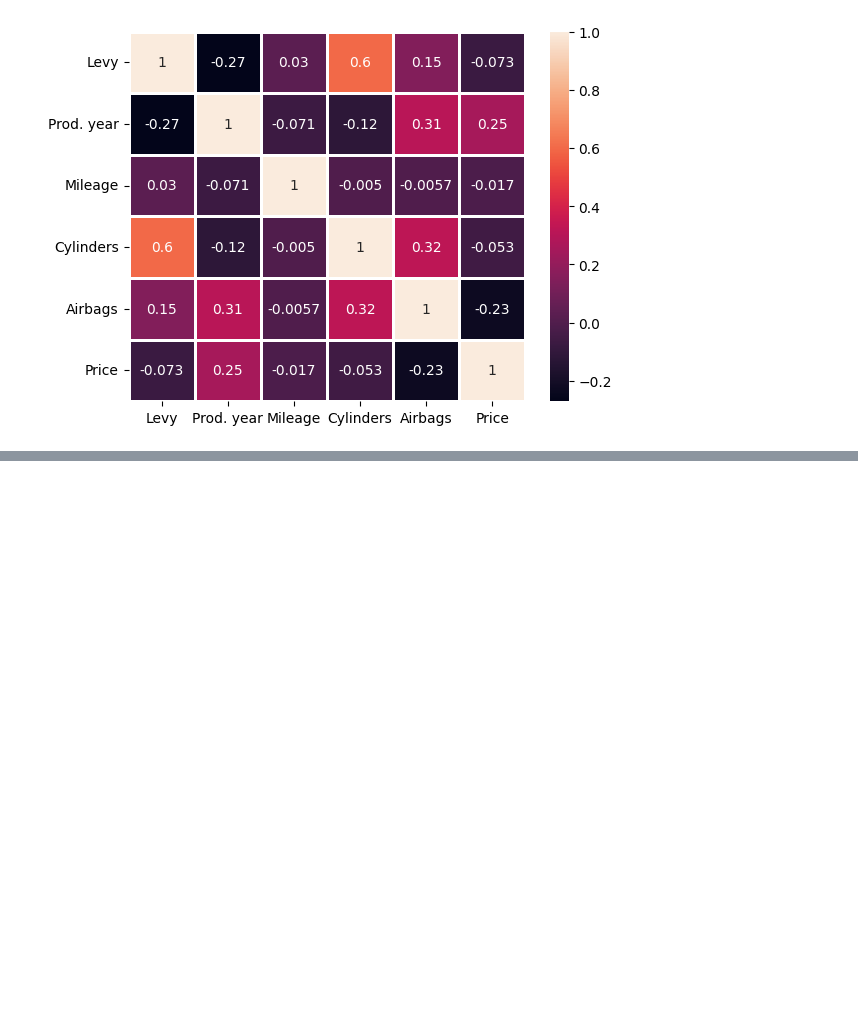
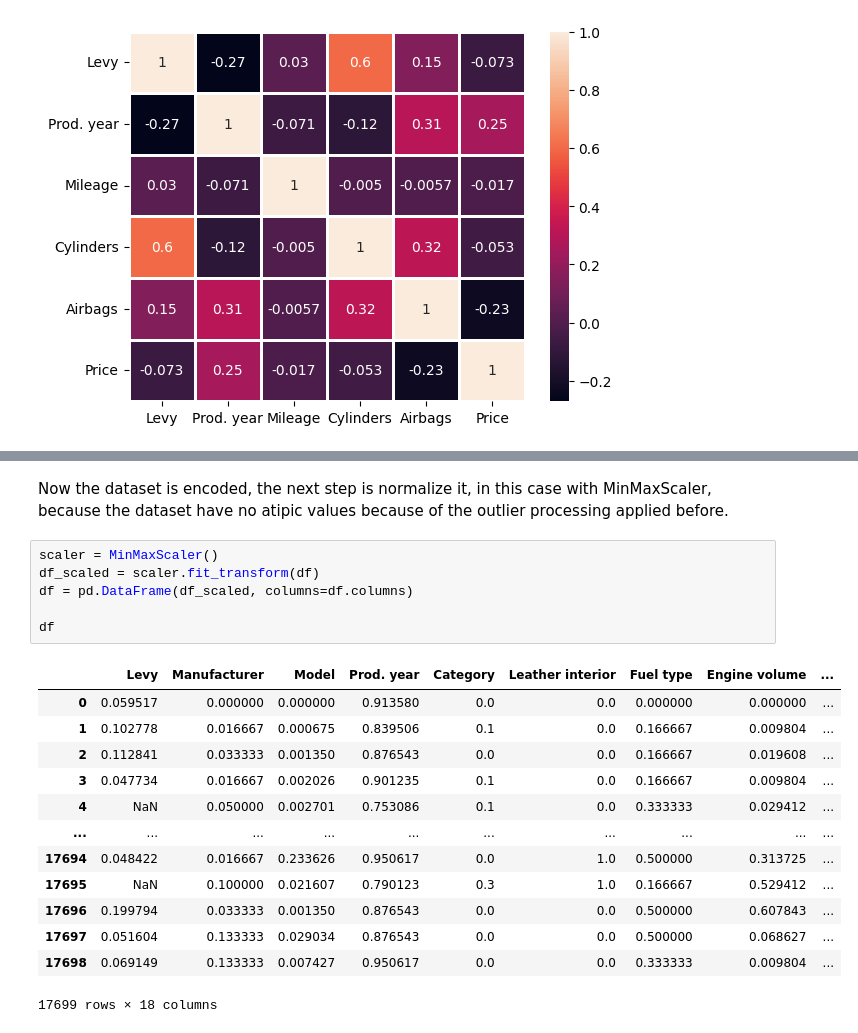
Before and after one commit to luismz14/Kaggle, a Jupyter notebook: kaggle.ipynb, the cells around one changed output, grey strips where cells are left out. Drawn from its saved outputs; the diff is of its cells as text; blank space fills up the shorter version.

```diff
--- a/kaggle.ipynb
+++ b/kaggle.ipynb
@@ -277,0 +304,22 @@ test['Airbags']=test['Airbags'].fillna(test['Airbags'].mean())
+# %% [markdown]
+Now the dataset is encoded, the next step is normalize it, in this case with MinMaxScaler, because the dataset have no atipic values because of the outlier processing applied before.
+# %%
+scaler = MinMaxScaler()
+df_scaled = scaler.fit_transform(df)
+df = pd.DataFrame(df_scaled, columns=df.columns)
+
+df
+# %% [output]
+|  | Levy | Manufacturer | Model | Prod. year | Category | Leather interior | Fuel type | Engine volume | ... |
+| 0 | 0.059517 | 0.000000 | 0.000000 | 0.913580 | 0.0 | 0.0 | 0.000000 | 0.000000 | ... |
+| 1 | 0.102778 | 0.016667 | 0.000675 | 0.839506 | 0.1 | 0.0 | 0.166667 | 0.009804 | ... |
+| 2 | 0.112841 | 0.033333 | 0.001350 | 0.876543 | 0.0 | 0.0 | 0.166667 | 0.019608 | ... |
+| 3 | 0.047734 | 0.016667 | 0.002026 | 0.901235 | 0.1 | 0.0 | 0.166667 | 0.009804 | ... |
+| 4 | NaN | 0.050000 | 0.002701 | 0.753086 | 0.1 | 0.0 | 0.333333 | 0.029412 | ... |
+| ... | ... | ... | ... | ... | ... | ... | ... | ... | ... |
+| 17694 | 0.048422 | 0.016667 | 0.233626 | 0.950617 | 0.0 | 1.0 | 0.500000 | 0.313725 | ... |
+| 17695 | NaN | 0.100000 | 0.021607 | 0.790123 | 0.3 | 1.0 | 0.166667 | 0.529412 | ... |
+| 17696 | 0.199794 | 0.033333 | 0.001350 | 0.876543 | 0.0 | 0.0 | 0.500000 | 0.607843 | ... |
+| 17697 | 0.051604 | 0.133333 | 0.029034 | 0.876543 | 0.0 | 0.0 | 0.500000 | 0.068627 | ... |
+| 17698 | 0.069149 | 0.133333 | 0.007427 | 0.950617 | 0.0 | 0.0 | 0.333333 | 0.009804 | ... |
+17699 rows × 18 columns
```
Also changed, not shown: parts of 20 cells of this notebook.
